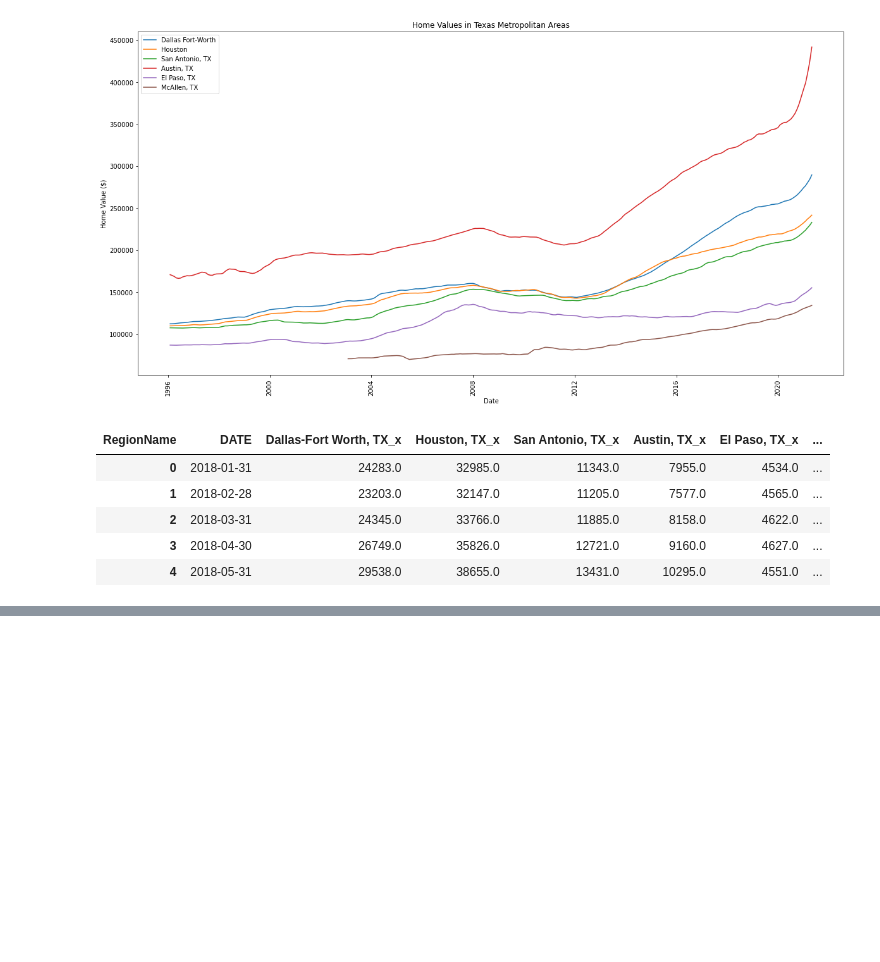
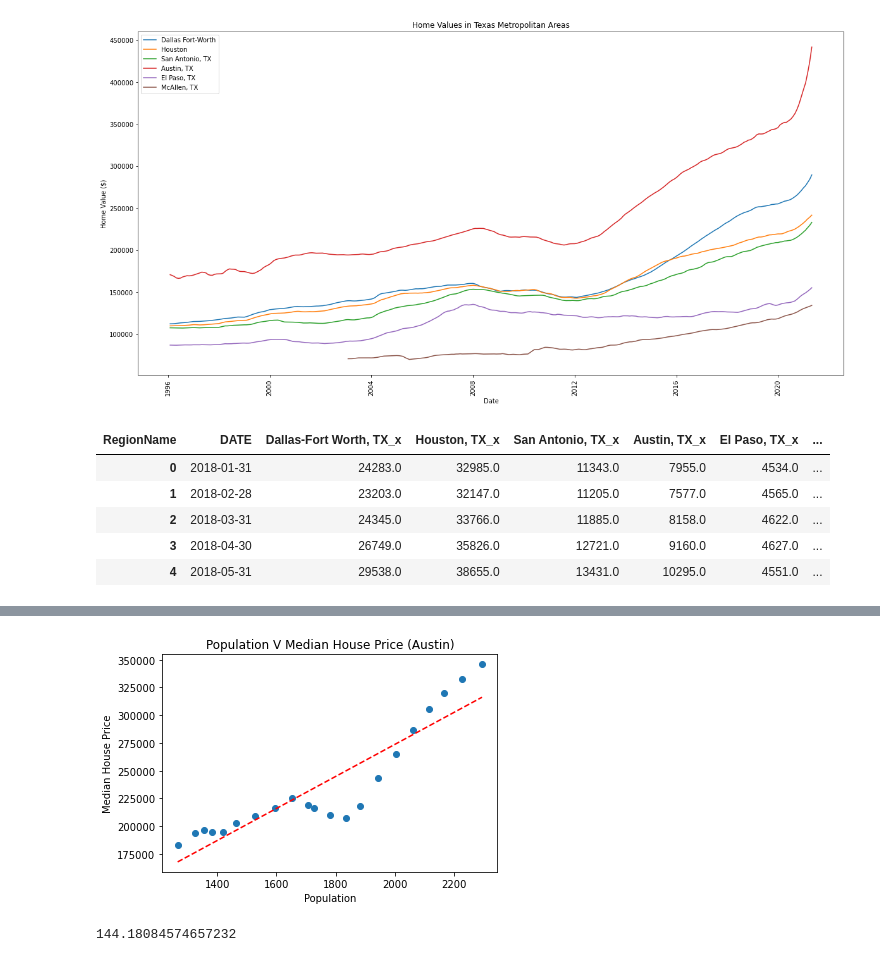
Before and after one commit to Fescamil1/Project_1_Housing_Market_Analysis, a Jupyter notebook: SC-population.ipynb, the cells around one changed output, grey strips where cells are left out. Saved outputs shown, nothing was run; the diff lists cells and outputs as text; code cells hidden in the pictures; blank space fills up the shorter version.

```diff
--- a/SC-population.ipynb
+++ b/SC-population.ipynb
@@ -162,0 +172,15 @@ pop_comp_df
+# %%
+#Austin
+pri_slope, pri_int, pri_r, pri_p, pri_std_err = stats.linregress(pop_comp_df['AUSPOP'],pop_comp_df['Austin, TX'])
+pri_fit = pri_slope * pop_comp_df['AUSPOP'] + pri_int
+
+plt.scatter(pop_comp_df['AUSPOP'],pop_comp_df['Austin, TX'])
+plt.title('Population V Median House Price (Austin)')
+plt.xlabel('Population')
+plt.ylabel('Median House Price')
+plt.plot(pop_comp_df['AUSPOP'],pri_fit,"--",color="red")
+plt.show()
+print(pri_slope)
+# %% [output]
+[figure, added]
+144.18084574657232
```
Also changed, not shown: parts of 12 cells of this notebook, 1 other file.
